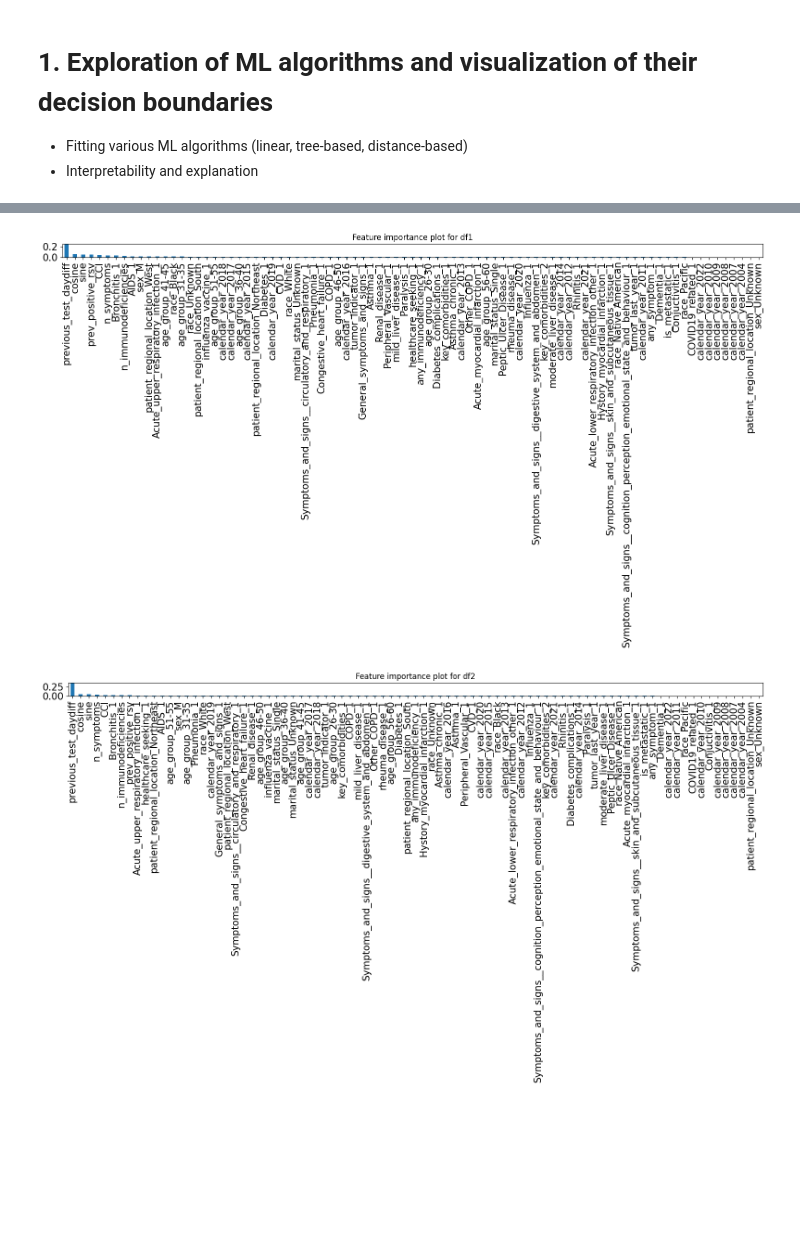
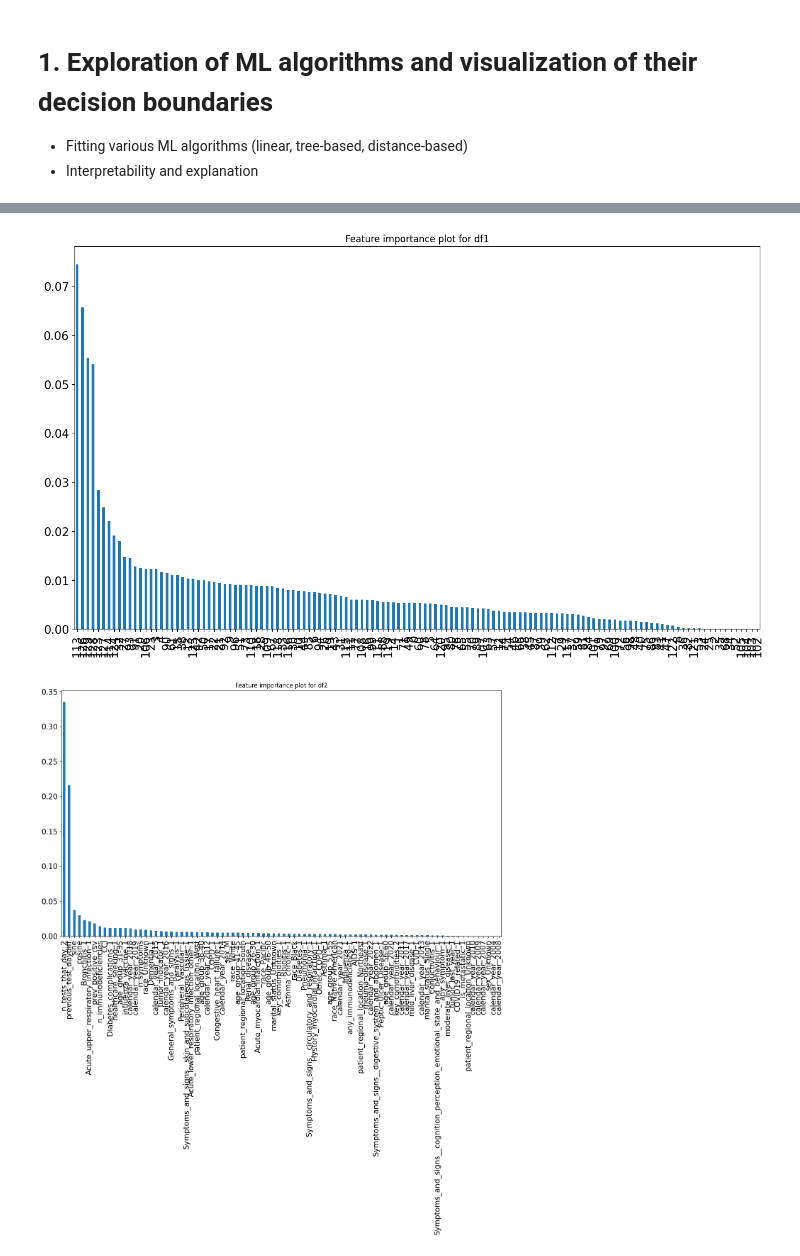
Before and after one commit to angelgldh/rsv_modelling_transfer_learning, a Jupyter notebook: notebooks/ml_modelling.ipynb, the cells around one changed output, grey strips where cells are left out. Cells and saved outputs as stored; diff of their text form; code cells hidden in the pictures; blank space fills up the shorter version.

Commit message:
updated notebooks, compartimentized ml_modelling

```diff
--- a/notebooks/ml_modelling.ipynb
+++ b/notebooks/ml_modelling.ipynb
@@ -113,11 +63,0 @@ Best f1 score for df1:  0.6029317956473127
-# %%
-
-# Repeat the process for df2
-grid_search2 = GridSearchCV(estimator=rfc, param_grid=param_grid, scoring=f1_scorer, cv=5)
-grid_search2.fit(X2_train, y2_train)
-y2_pred = grid_search2.predict(X2_test)
-print('Best parameters for df2: ', grid_search2.best_params_)
-print('Best f1 score for df2: ', grid_search2.best_score_)
-matrix2 = confusion_matrix(y2_test, y2_pred)
-sns.heatmap(matrix2, annot=True, fmt='d')
-plt.show()
@@ -128,13 +103,13 @@ Best f1 score for df2:  0.6226651056244744
 # %%
 # Include a feature importance diagram for interpretability
 
-best_rf1 = grid_search1.best_estimator_
+best_rf1 = model1.best_estimator_
 
 # Get feature importances
 importances1 = best_rf1.feature_importances_
 
 # Convert the importances into one-dimensional 1darray with corresponding df column names as axis labels
-f_importances1 = pd.Series(importances1, X1.columns)
+f_importances1 = pd.Series(importances1)
 
 # Sort the array in descending order of the importances
 f_importances1.sort_values(ascending=False, inplace=True)
@@ -143,29 +118,29 @@ f_importances1.sort_values(ascending=False, inplace=True)
 f_importances1.plot(x='Features', y='Importance', kind='bar', figsize=(16,9), rot=90, fontsize=15)
 
 # Show the plot
-plt.tight_layout()
+# plt.tight_layout()
 plt.title("Feature importance plot for df1")
 plt.show()
 # %% [output]
-[figure, old version]
+[figure, new version]
 # %%
 best_rf2 = grid_search2.best_estimator_
 
 # Get feature importances
 importances2 = best_rf2.feature_importances_
 
 # Convert the importances into one-dimensional 1darray with corresponding df column names as axis labels
 f_importances2 = pd.Series(importances2, X2.columns)
 
 # Sort the array in descending order of the importances
 f_importances2.sort_values(ascending=False, inplace=True)
 
 # Make the bar Plot from f_importances
 f_importances2.plot(x='Features', y='Importance', kind='bar', figsize=(16,9), rot=90, fontsize=15)
 
 # Show the plot
-plt.tight_layout()
+# plt.tight_layout()
 plt.title("Feature importance plot for df2")
 plt.show()
 # %% [output]
-[figure, old version]
+[figure, new version]
```
Also changed, not shown: parts of 11 cells of this notebook, 1 other file.
